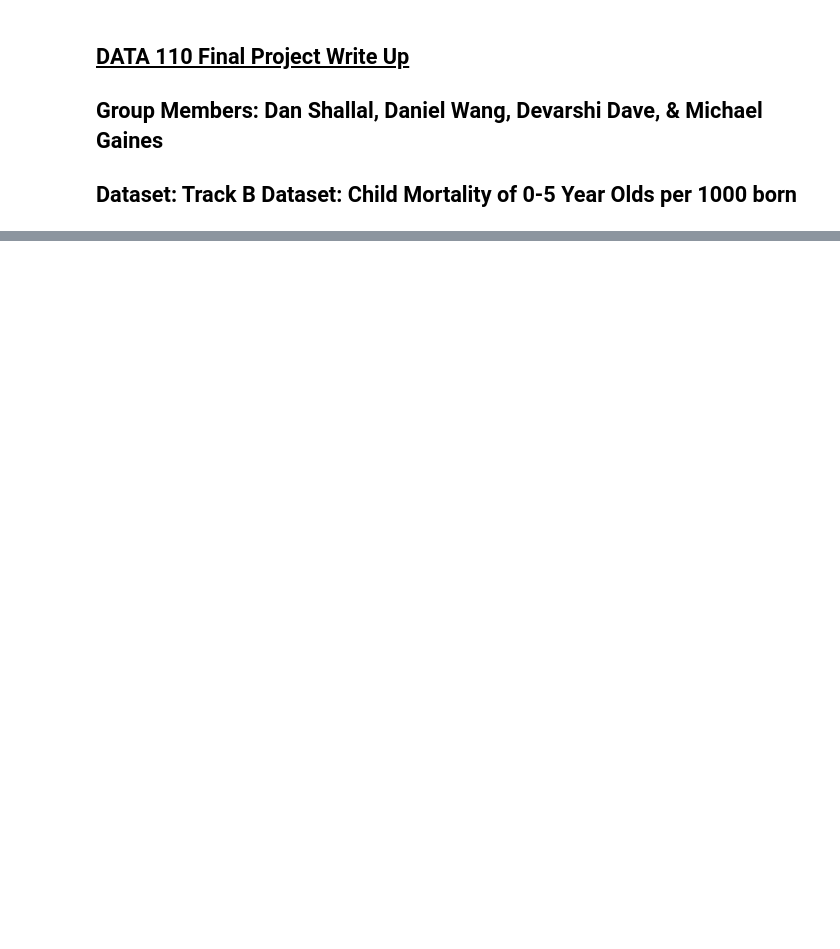
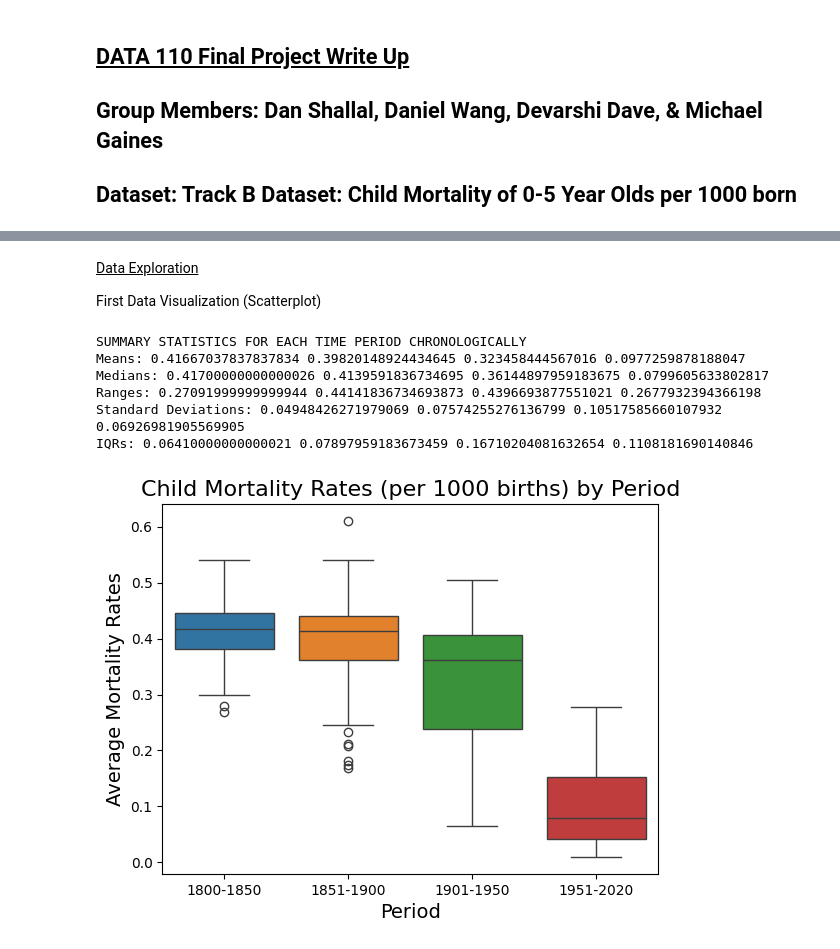
Before and after one commit to dshallal/data110final, a Jupyter notebook: WriteUp.ipynb, the cells around one changed output, grey strips where cells are left out. Cells and saved outputs as stored; diff of their text form; code cells hidden in the pictures; blank space fills up the shorter version.

```diff
--- a/WriteUp.ipynb
+++ b/WriteUp.ipynb
@@ -12,0 +13,10 @@ After choosing the track B, we <i> initially </i> reasoned that the data set cou
+# %%
+# Import Python pandas
+import pandas as pd
+# Load the csv into a pandas dataframe
+dataset = pd.read_csv("child_mortality.csv")
+# Read out all the countries within the dataset
+all_countries = dataset["country"].tolist()
+print(all_countries)
+# Number of samples and key features
+print(len(dataset), len(dataset.columns))
@@ -12,0 +151,4 @@ After choosing the track B, we <i> initially </i> reasoned that the data set cou
+# %% [markdown]
+<u> Data Exploration </u>
+
+First Data Visualization (Scatterplot)
@@ -12,0 +158,47 @@ After choosing the track B, we <i> initially </i> reasoned that the data set cou
+# %%
+# Create time periods to visualize within boxplots
+time_periods = final_dataset
+time_periods["1800-1850"] = final_dataset.iloc[:, 1:51].mean(axis=1)
+time_periods["1851-1900"] = final_dataset.iloc[:, 51:100].mean(axis=1)
+time_periods["1901-1950"] = final_dataset.iloc[:, 101:150].mean(axis=1)
+time_periods["1951-2020"] = final_dataset.iloc[:, 151:222].mean(axis=1)
+time_periods = time_periods.filter(items=["1800-1850", "1851-1900", "1901-1950", "1951-2020"])
+sns.boxplot(data=time_periods)
+plt.title("Child Mortality Rates (per 1000 births) by Period", fontsize=16)
+plt.xlabel("Period", fontsize=14)
+plt.ylabel("Average Mortality Rates", fontsize=14)
+# Summary Statistics
+print("SUMMARY STATISTICS FOR EACH TIME PERIOD CHRONOLOGICALLY")
+mean1 = time_periods["1800-1850"].mean()
+mean2 = time_periods["1851-1900"].mean()
+mean3 = time_periods["1901-1950"].mean()
+mean4 = time_periods["1951-2020"].mean()
+print("Means:", mean1, mean2, mean3, mean4)
+median1 = time_periods["1800-1850"].median()
+median2 = time_periods["1851-1900"].median()
+median3 = time_periods["1901-1950"].median()
+median4 = time_periods["1951-2020"].median()
+print("Medians:", median1, median2, median3, median4)
+range1 = time_periods["1800-1850"].max() - time_periods["1800-1850"].min()
+range2 = time_periods["1851-1900"].max() - time_periods["1851-1900"].min()
+range3 = time_periods["1901-1950"].max() - time_periods["1901-1950"].min()
+range4 = time_periods["1951-2020"].max() - time_periods["1951-2020"].min()
+print("Ranges:", range1, range2, range3, range4)
+std1 = time_periods["1800-1850"].std()
+std2 = time_periods["1851-1900"].std()
+std3 = time_periods["1901-1950"].std()
+std4 = time_periods["1951-2020"].std()
+print("Standard Deviations:", std1, std2, std3, std4)
+IQR1 = time_periods["1800-1850"].quantile(0.75) - time_periods["1800-1850"].quantile(0.25)
+IQR2 = time_periods["1851-1900"].quantile(0.75) - time_periods["1851-1900"].quantile(0.25)
+IQR3 = time_periods["1901-1950"].quantile(0.75) - time_periods["1901-1950"].quantile(0.25)
+IQR4 = time_periods["1951-2020"].quantile(0.75) - time_periods["1951-2020"].quantile(0.25)
+print("IQRs:", IQR1, IQR2, IQR3, IQR4)
+# %% [output]
+SUMMARY STATISTICS FOR EACH TIME PERIOD CHRONOLOGICALLY
+Means: 0.41667037837837834 0.39820148924434645 0.323458444567016 0.0977259878188047
+Medians: 0.41700000000000026 0.4139591836734695 0.36144897959183675 0.0799605633802817
+Ranges: 0.27091999999999944 0.44141836734693873 0.4396693877551021 0.2677932394366198
+Standard Deviations: 0.04948426271979069 0.07574255276136799 0.10517585660107932 0.06926981905569905
+IQRs: 0.06410000000000021 0.07897959183673459 0.16710204081632654 0.1108181690140846
+[figure, added]
```
Also changed, not shown: parts of 8 cells of this notebook, 1 other file.
